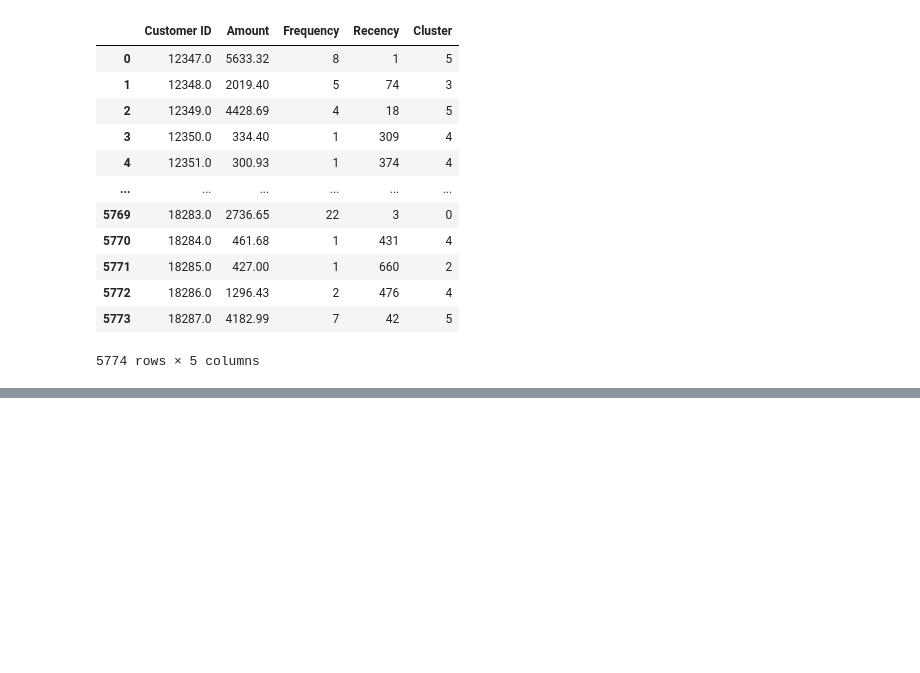
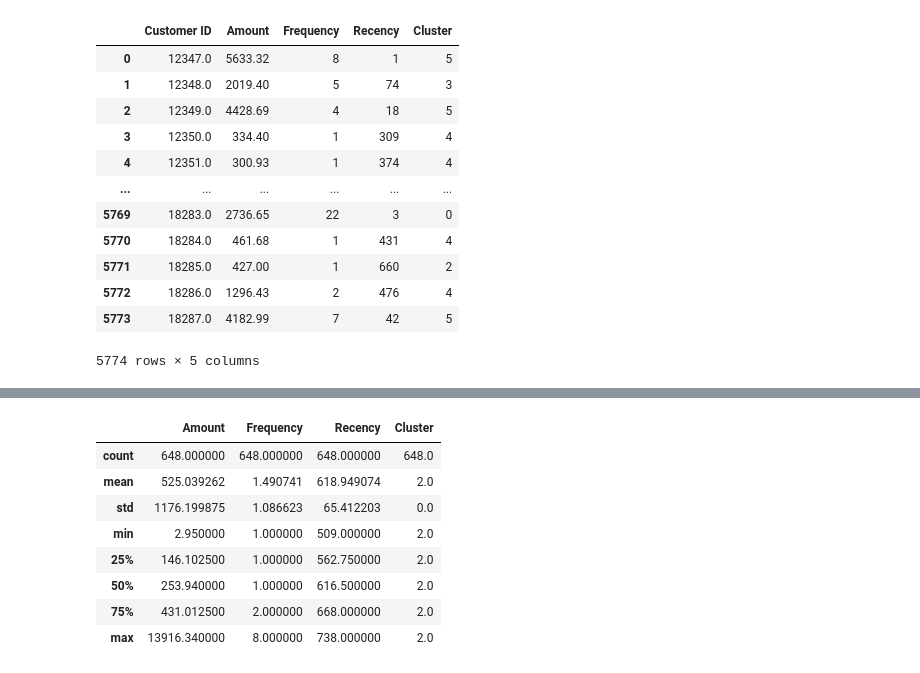
Before and after one commit to inyunita/Clustering-Customer-Segmentation-KMeans-and-KMedoids, a Jupyter notebook: Clustering_Segmentasi_Pelanggan.ipynb, the cells around one changed output, grey strips where cells are left out. Saved outputs shown, nothing was run; the diff lists cells and outputs as text; code cells hidden in the pictures; blank space fills up the shorter version.

```diff
--- a/Clustering_Segmentasi_Pelanggan.ipynb
+++ b/Clustering_Segmentasi_Pelanggan.ipynb
@@ -760,0 +817,12 @@ rfm_kmedoid
+# %%
+rfm_kmedoid[rfm_kmedoid['Cluster']==2].describe()
+# %% [output]
+|  | Amount | Frequency | Recency | Cluster |
+| count | 648.000000 | 648.000000 | 648.000000 | 648.0 |
+| mean | 525.039262 | 1.490741 | 618.949074 | 2.0 |
+| std | 1176.199875 | 1.086623 | 65.412203 | 0.0 |
+| min | 2.950000 | 1.000000 | 509.000000 | 2.0 |
+| 25% | 146.102500 | 1.000000 | 562.750000 | 2.0 |
+| 50% | 253.940000 | 1.000000 | 616.500000 | 2.0 |
+| 75% | 431.012500 | 2.000000 | 668.000000 | 2.0 |
+| max | 13916.340000 | 8.000000 | 738.000000 | 2.0 |
```
Also changed, not shown: parts of 21 cells of this notebook.
